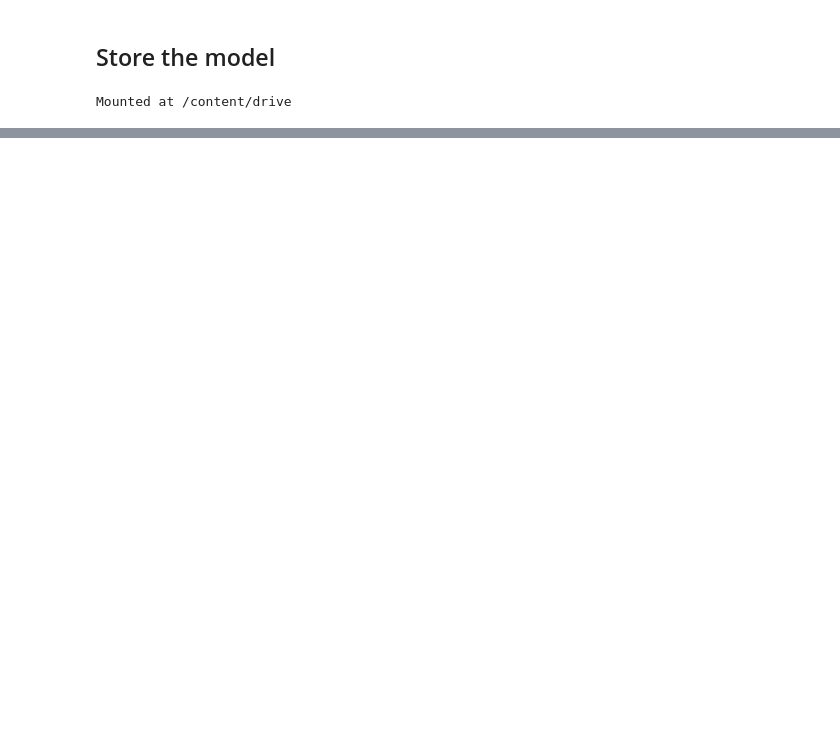
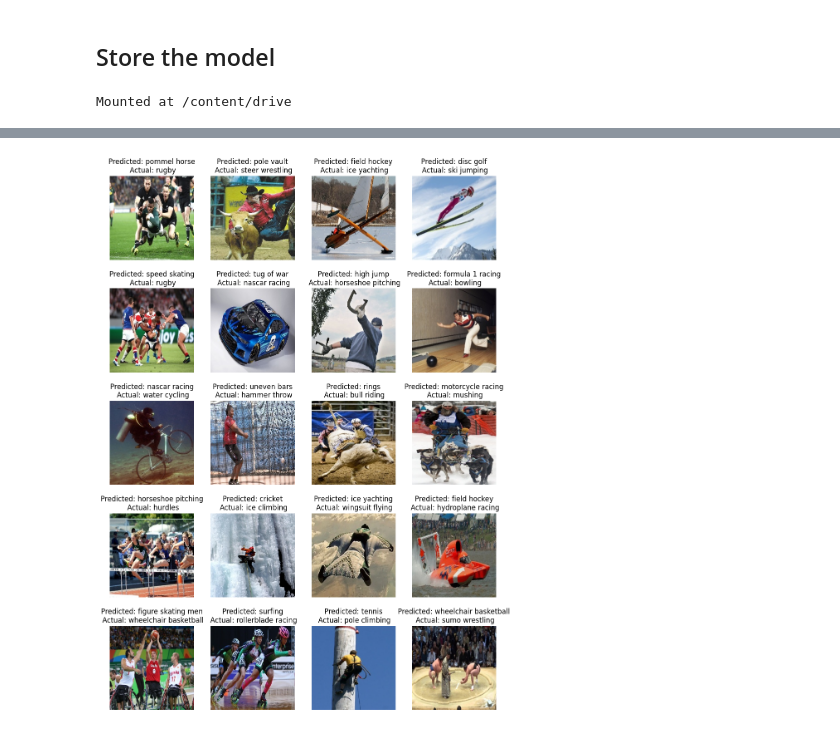
Before and after one commit to lucas6028/machine-learning, a Jupyter notebook: CNN/sports_classification.ipynb, the cells around one changed output, grey strips where cells are left out. Saved outputs shown, nothing was run; the diff lists cells and outputs as text; code cells hidden in the pictures; blank space fills up the shorter version.

Commit message:
Visualizing difference between predicted and actual

```diff
--- a/CNN/sports_classification.ipynb
+++ b/CNN/sports_classification.ipynb
@@ -38,7 +39,13 @@ train_datagen = ImageDataGenerator(
     horizontal_flip=True,
 )
 
-validation_datagen = ImageDataGenerator(rescale=1./255,)
+validation_datagen = ImageDataGenerator(
+    rescale=1./255,
+)
+
+test_datagen = ImageDataGenerator(
+    rescale=1./255,
+)
 
 # Flow training images in batches from the dataset directory
 train_generator = train_datagen.flow_from_directory(
@@ -54,6 +61,14 @@ validation_generator = validation_datagen.flow_from_directory(
     batch_size=32,
     class_mode='categorical',  # Use 'categorical' if you have multiple classes
 )
+
+test_generator = test_datagen.flow_from_directory(
+    test_dir,
+    target_size=(224,224),
+    batch_size=32,
+    class_mode='categorical',
+    suffle=False,
+)
 # %% [output]
 Found 13492 images belonging to 100 classes.
 Found 500 images belonging to 100 classes.
@@ -157,0 +203,8 @@ Mounted at /content/drive
+# %%
+# Make predictions
+class_indices = train_generator.class_indices
+class_names = list(class_indices.keys())
+
+predictions = model.predict(test_generator)
+predicted_classes_indices = np.argmax(predictions, axis=1)
+predicted_class_names = [class_names[idx] for idx in predicted_classes_indices]
@@ -157,0 +213,12 @@ Mounted at /content/drive
+# %%
+plt.figure(figsize=(12, 17))
+for i in range(20):
+    plt.subplot(5, 4, i + 1)
+    plt.imshow(test_generator[0][0][i])
+    actual_class_idx = np.argmax(test_generator[0][1][i])
+    actual_class_name = class_names[actual_class_idx]
+    plt.title(f"Predicted: {predicted_class_names[i]}\n Actual: {actual_class_name}")
+    plt.axis('off')
+plt.show()
+# %% [output]
+[figure, added]
```
Also changed, not shown: parts of 9 cells of this notebook.
